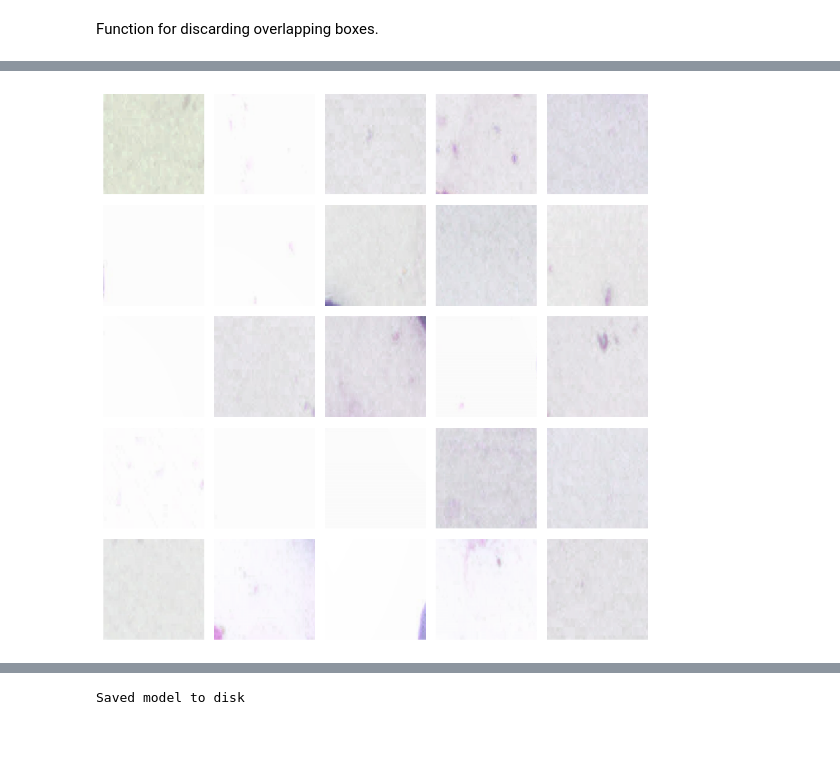
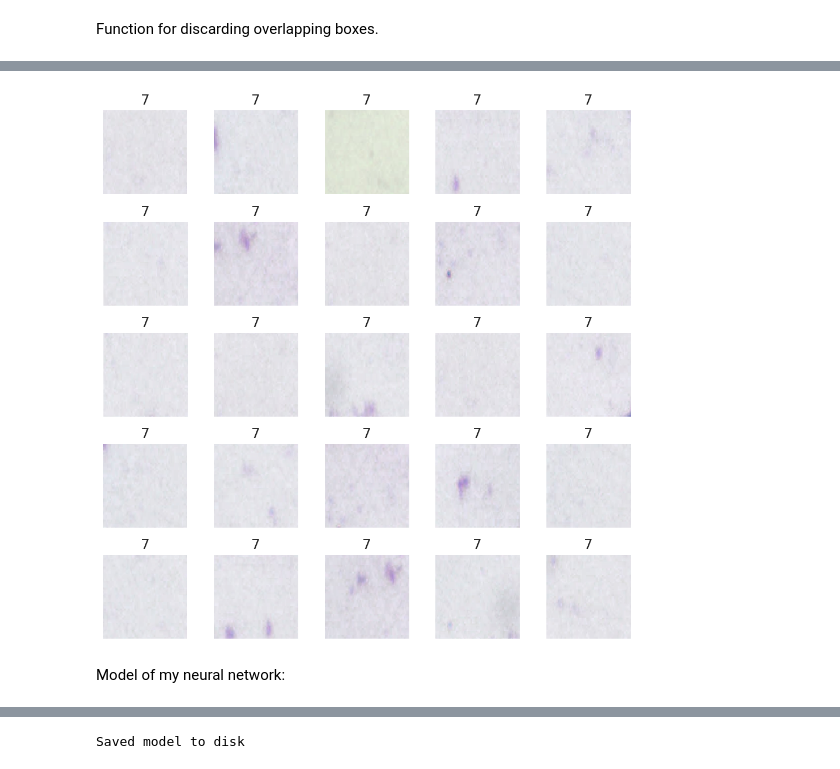
Before and after one commit to Lasulux/Midterm_Project, a Jupyter notebook: Malaria.ipynb, the cells around one changed output, grey strips where cells are left out. Cells and saved outputs as stored; diff of their text form; code cells hidden in the pictures; blank space fills up the shorter version.

```diff
--- a/Malaria.ipynb
+++ b/Malaria.ipynb
@@ -699,24 +460,17 @@ View some individual cells and their labels
 # %%
 fig=plt.figure(figsize=(8, 8))
 columns = 5
 rows = 5
-c_img=get_image(46)
 
 for i in range(1, columns*rows+1 ):
     ax=fig.add_subplot(rows, columns, i)
-    r1 = random.randint(1, 3000)
+    r1 = random.randint(1, 60)
 
-   # img = c_img[math.ceil(c_img.shape[0]*winbboxes[r1][1]):math.ceil(c_img.shape[0]*winbboxes[r1][3]),math.ceil( c_img.shape[1]*winbboxes[r1][0]):math.ceil(c_img.shape[1]*winbboxes[r1][2]),:]
-    #ax.set_title(tclasses[i+100])
-    #ax.set_title(np.var(tbboximages[i+120][...,:]))
-    #ax.set_title(np.var(img[i][...,:]))
-    #print(np.var(img[...,:]))
+    ax.set_title(winclasses[r1])
     plt.imshow(winimgs[r1],interpolation='nearest')
-    #plt.imshow(img,interpolation='nearest')
-
 
     plt.axis('off')
 plt.tight_layout()
 plt.show()
 # %% [output]
-[figure, old version]
+[figure, new version]
@@ -728,2 +477,4 @@ plt.show()
+# %% [markdown]
+Model of my neural network:
 # %%
 model = tf.keras.models.Sequential()
```
Also changed, not shown: parts of 72 cells of this notebook.
